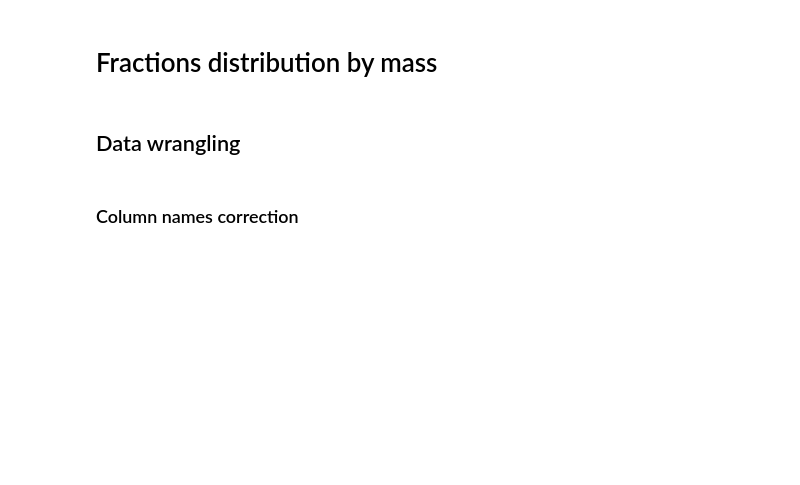
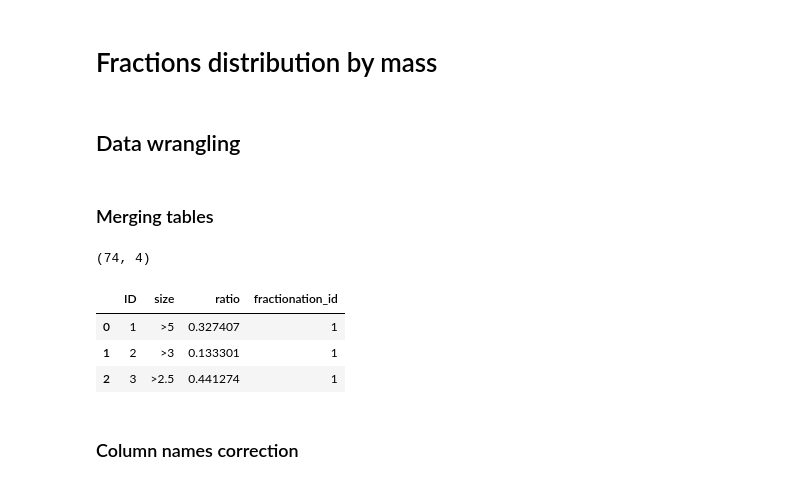
Before and after one commit to Fltvv/go-ftir-sfa, a Jupyter notebook: code/02b_add_analysis.ipynb, the cells around one changed output. Cells and saved outputs as stored; diff of their text form; code cells hidden in the pictures; blank space fills up the shorter version.

```diff
--- a/code/02b_add_analysis.ipynb
+++ b/code/02b_add_analysis.ipynb
@@ -85,6 +75,23 @@ data_mnso4.head(3)
 # Fractions distribution by mass
 # %% [markdown]
 ## Data wrangling
+# %% [markdown]
+### Merging tables
+# %%
+fractions_ratios_df = pd.DataFrame()
+
+for fractionation_id, table in data_mass.items():
+    table['fractionation_id'] = fractionation_id
+    fractions_ratios_df = pd.concat([fractions_ratios_df, table], axis=0)
+
+print(fractions_ratios_df.shape)
+fractions_ratios_df.head(3)
+# %% [output]
+(74, 4)
+|  | ID | size | ratio | fractionation_id |
+| 0 | 1 | >5 | 0.327407 | 1 |
+| 1 | 2 | >3 | 0.133301 | 1 |
+| 2 | 3 | >2.5 | 0.441274 | 1 |
 # %% [markdown]
 ### Column names correction
 # %%
```
Also changed, not shown: parts of 8 cells of this notebook, 6 other files.
